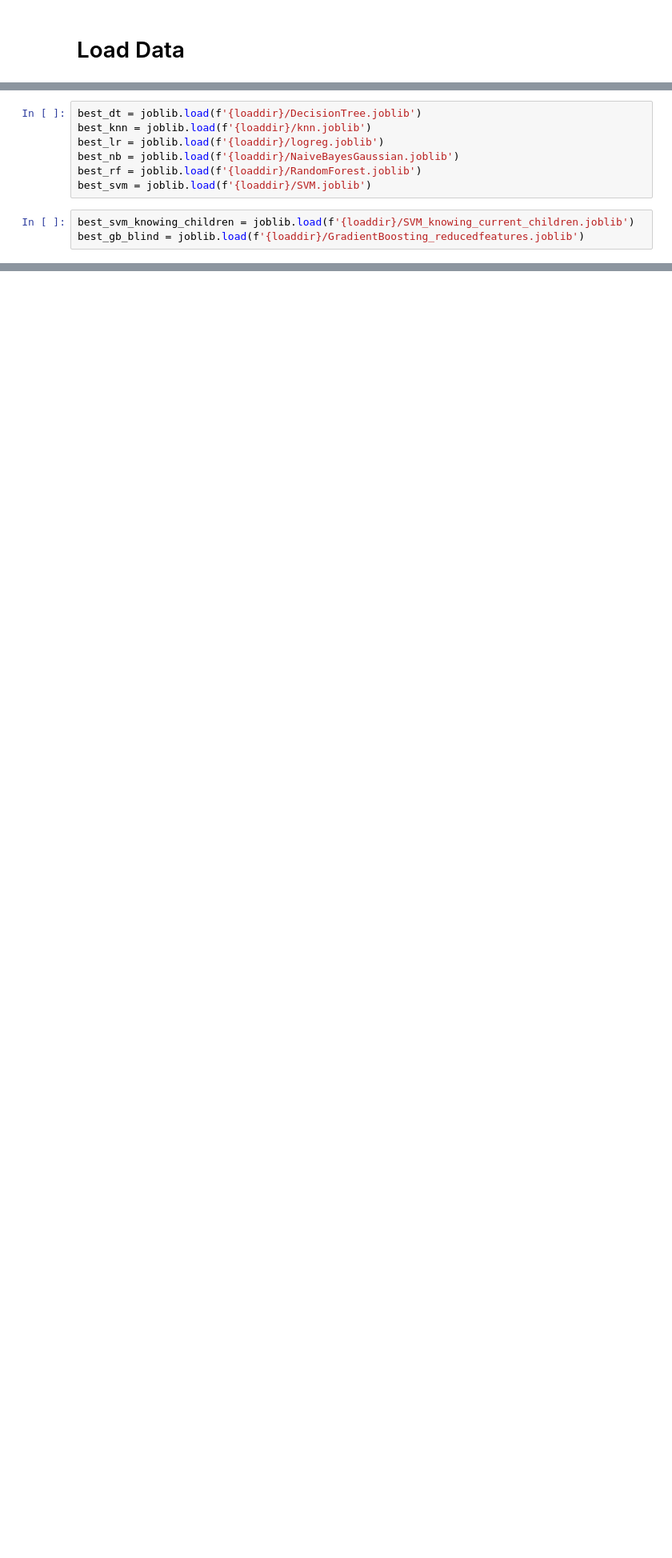
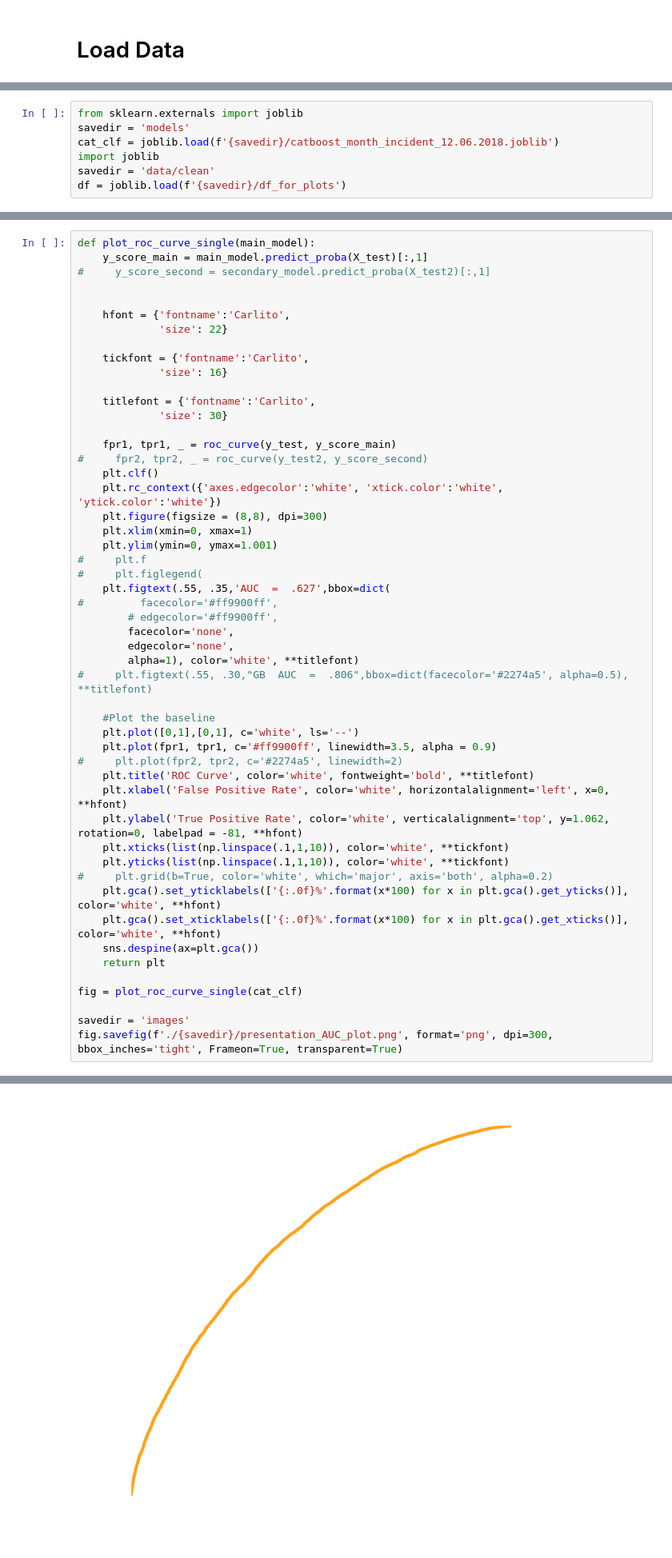
Before and after one commit to spencertollefson/tsa_claims, a Jupyter notebook: plots.ipynb, the cells around one changed output, grey strips where cells are left out. Shown: that part at 80% size. Saved outputs shown, nothing was run; the diff lists cells and outputs as text; blank space fills up the shorter version.

Commit message:
finish POC flask app for presentatntation. Clean plots and simple_models notebooks. Created some plots and put in images/plots

```diff
--- a/plots.ipynb
+++ b/plots.ipynb
@@ -298,10 +107,0 @@ loaddir = 'models'
-# %%
-best_dt = joblib.load(f'{loaddir}/DecisionTree.joblib')
-best_knn = joblib.load(f'{loaddir}/knn.joblib')
-best_lr = joblib.load(f'{loaddir}/logreg.joblib')
-best_nb = joblib.load(f'{loaddir}/NaiveBayesGaussian.joblib')
-best_rf = joblib.load(f'{loaddir}/RandomForest.joblib')
-best_svm = joblib.load(f'{loaddir}/SVM.joblib')
-# %%
-best_svm_knowing_children = joblib.load(f'{loaddir}/SVM_knowing_current_children.joblib')
-best_gb_blind = joblib.load(f'{loaddir}/GradientBoosting_reducedfeatures.joblib')
@@ -703,0 +108,7 @@ fig = sns_heat.get_figure()
+# %%
+from sklearn.externals import joblib
+savedir = 'models'
+cat_clf = joblib.load(f'{savedir}/catboost_month_incident_12.06.2018.joblib')
+import joblib
+savedir = 'data/clean'
+df = joblib.load(f'{savedir}/df_for_plots')
@@ -703,0 +254,52 @@ fig = sns_heat.get_figure()
+# %%
+def plot_roc_curve_single(main_model):
+    y_score_main = main_model.predict_proba(X_test)[:,1]
+#     y_score_second = secondary_model.predict_proba(X_test2)[:,1]
+
+
+    hfont = {'fontname':'Carlito',
+             'size': 22}
+
+    tickfont = {'fontname':'Carlito',
+             'size': 16}
+
+    titlefont = {'fontname':'Carlito',
+             'size': 30}
+
+    fpr1, tpr1, _ = roc_curve(y_test, y_score_main)
+#     fpr2, tpr2, _ = roc_curve(y_test2, y_score_second)
+    plt.clf()
+    plt.rc_context({'axes.edgecolor':'white', 'xtick.color':'white', 'ytick.color':'white'})
+    plt.figure(figsize = (8,8), dpi=300)
+    plt.xlim(xmin=0, xmax=1)
+    plt.ylim(ymin=0, ymax=1.001)
+#     plt.f
+#     plt.figlegend(
+    plt.figtext(.55, .35,'AUC  =  .627',bbox=dict(
+#         facecolor='#ff9900ff',
+        # edgecolor='#ff9900ff',
+        facecolor='none',
+        edgecolor='none',
+        alpha=1), color='white', **titlefont)
+#     plt.figtext(.55, .30,"GB  AUC  =  .806",bbox=dict(facecolor='#2274a5', alpha=0.5), **titlefont)
+
+    #Plot the baseline
+    plt.plot([0,1],[0,1], c='white', ls='--')
+    plt.plot(fpr1, tpr1, c='#ff9900ff', linewidth=3.5, alpha = 0.9)
+#     plt.plot(fpr2, tpr2, c='#2274a5', linewidth=2)
+    plt.title('ROC Curve', color='white', fontweight='bold', **titlefont)
+    plt.xlabel('False Positive Rate', color='white', horizontalalignment='left', x=0, **hfont)
+    plt.ylabel('True Positive Rate', color='white', verticalalignment='top', y=1.062, rotation=0, labelpad = -81, **hfont)
+    plt.xticks(list(np.linspace(.1,1,10)), color='white', **tickfont)
+    plt.yticks(list(np.linspace(.1,1,10)), color='white', **tickfont)
+#     plt.grid(b=True, color='white', which='major', axis='both', alpha=0.2)
+    plt.gca().set_yticklabels(['{:.0f}%'.format(x*100) for x in plt.gca().get_yticks()], color='white', **hfont)
+    plt.gca().set_xticklabels(['{:.0f}%'.format(x*100) for x in plt.gca().get_xticks()], color='white', **hfont)
+    sns.despine(ax=plt.gca())
+    return plt
+
+fig = plot_roc_curve_single(cat_clf)
+
+savedir = 'images'
+fig.savefig(f'./{savedir}/presentation_AUC_plot.png', format='png', dpi=300, bbox_inches='tight', Frameon=True, transparent=True)
+# %% [output]
@@ -703,0 +307 @@ fig = sns_heat.get_figure()
+[figure, added]
```
Also changed, not shown: parts of 42 cells of this notebook, 12 other files.
